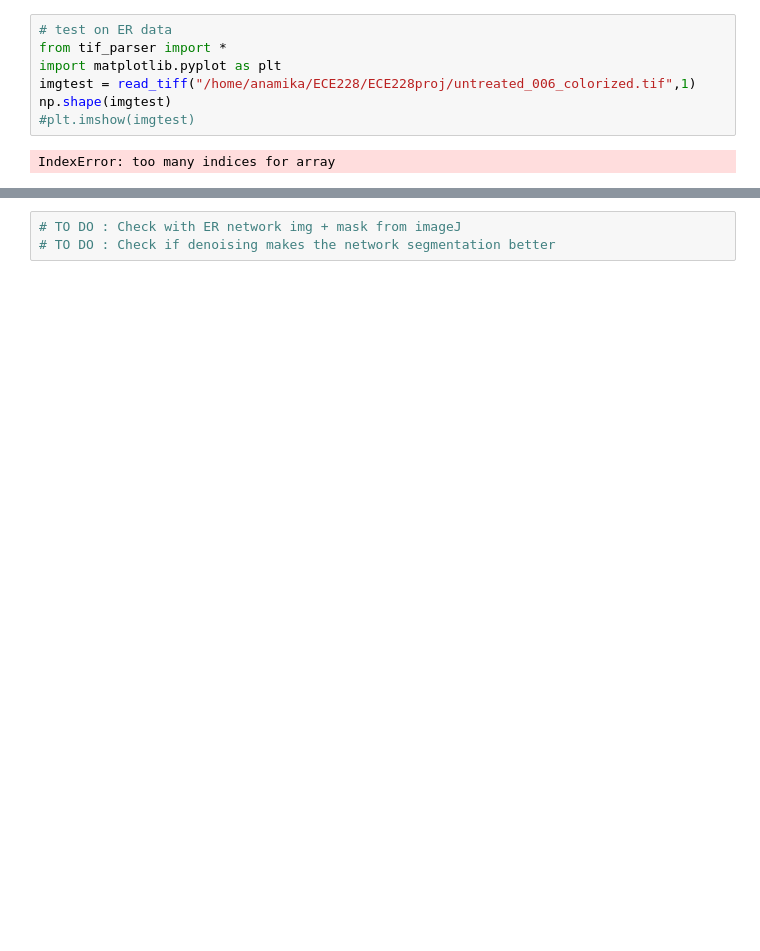
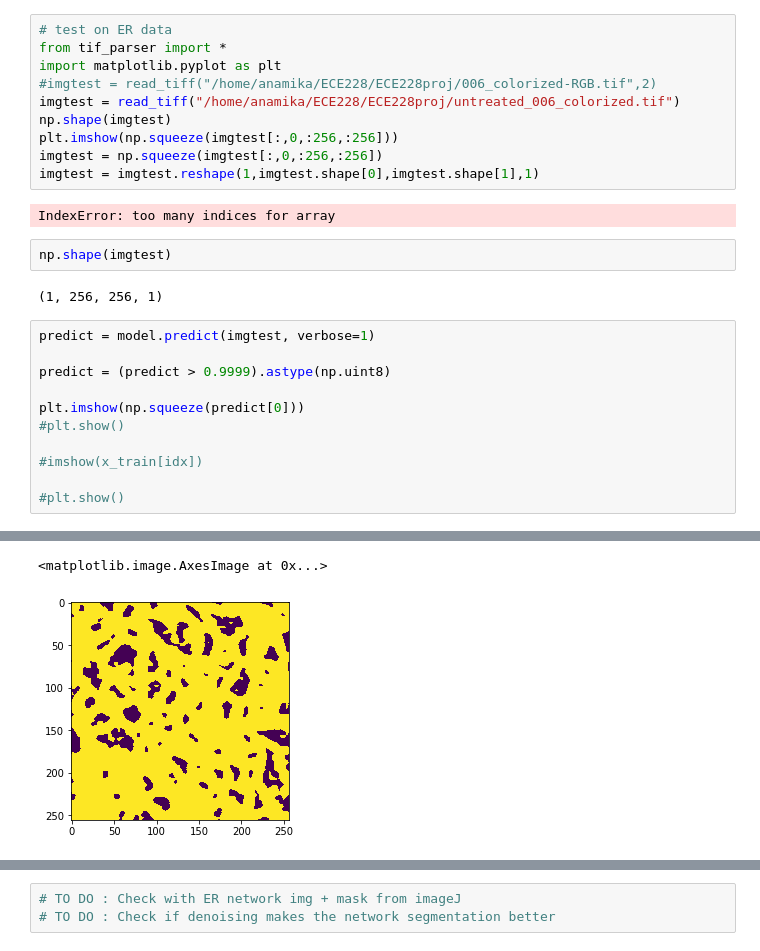
Before and after one commit to AnamikaAg/ECE228proj, a Jupyter notebook: unet_ER.ipynb, the cells around one changed output, grey strips where cells are left out. Saved outputs shown, nothing was run; the diff lists cells and outputs as text; blank space fills up the shorter version.

```diff
--- a/unet_ER.ipynb
+++ b/unet_ER.ipynb
@@ -127,8 +141,27 @@ Epoch 3/10
 # test on ER data
 from tif_parser import *
 import matplotlib.pyplot as plt
-imgtest = read_tiff("/home/anamika/ECE228/ECE228proj/untreated_006_colorized.tif",1)
+#imgtest = read_tiff("/home/anamika/ECE228/ECE228proj/006_colorized-RGB.tif",2)
+imgtest = read_tiff("/home/anamika/ECE228/ECE228proj/untreated_006_colorized.tif")
 np.shape(imgtest)
-#plt.imshow(imgtest)
+plt.imshow(np.squeeze(imgtest[:,0,:256,:256]))
+imgtest = np.squeeze(imgtest[:,0,:256,:256])
+imgtest = imgtest.reshape(1,imgtest.shape[0],imgtest.shape[1],1)
 # %% [output]
 IndexError: too many indices for array
+# %%
+np.shape(imgtest)
+# %% [output]
+(1, 256, 256, 1)
+# %%
+predict = model.predict(imgtest, verbose=1)
+
+predict = (predict > 0.9999).astype(np.uint8)
+
+plt.imshow(np.squeeze(predict[0]))
+#plt.show()
+
+#imshow(x_train[idx])
+
+#plt.show()
+# %% [output]
@@ -134,0 +169,2 @@ IndexError: too many indices for array
+<matplotlib.image.AxesImage at 0x...>
+[figure, added]
```
Also changed, not shown: parts of 9 cells of this notebook.
